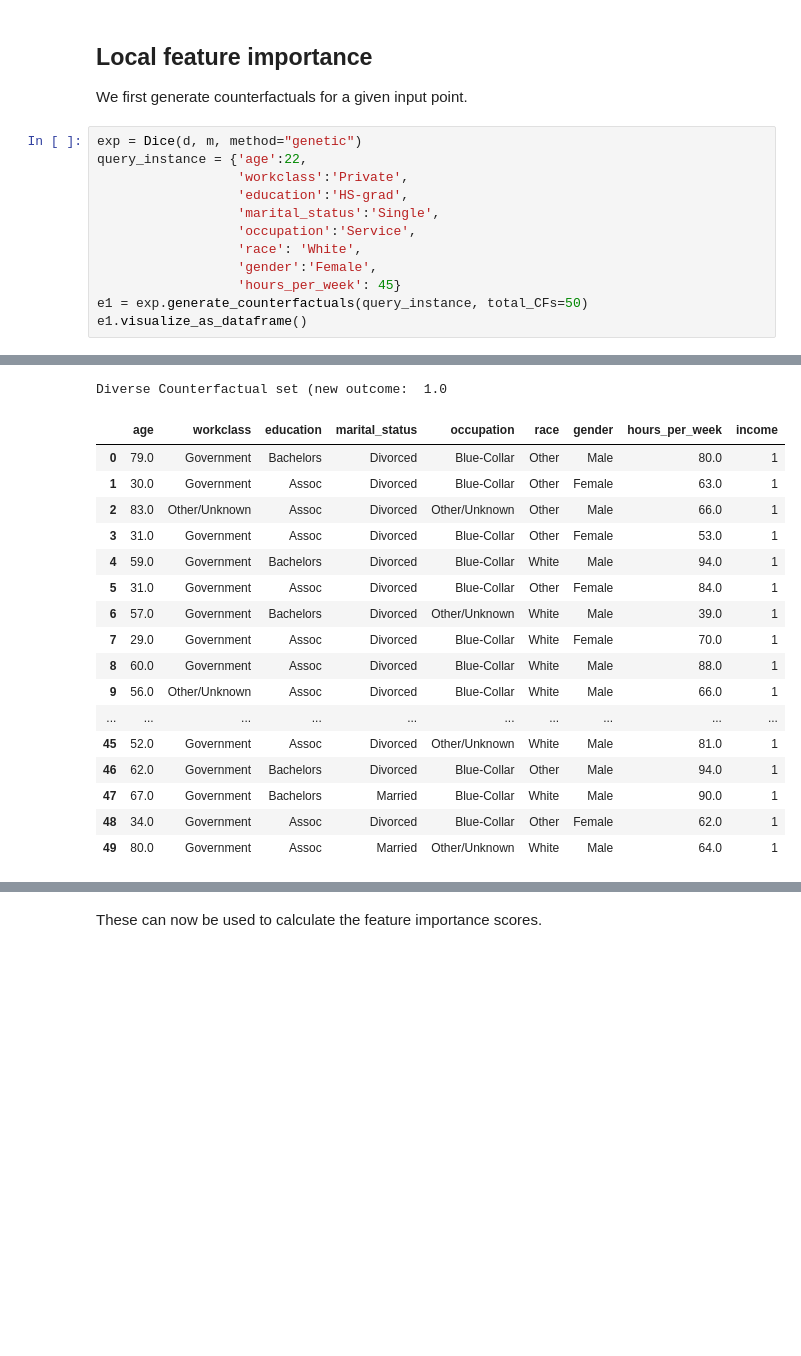
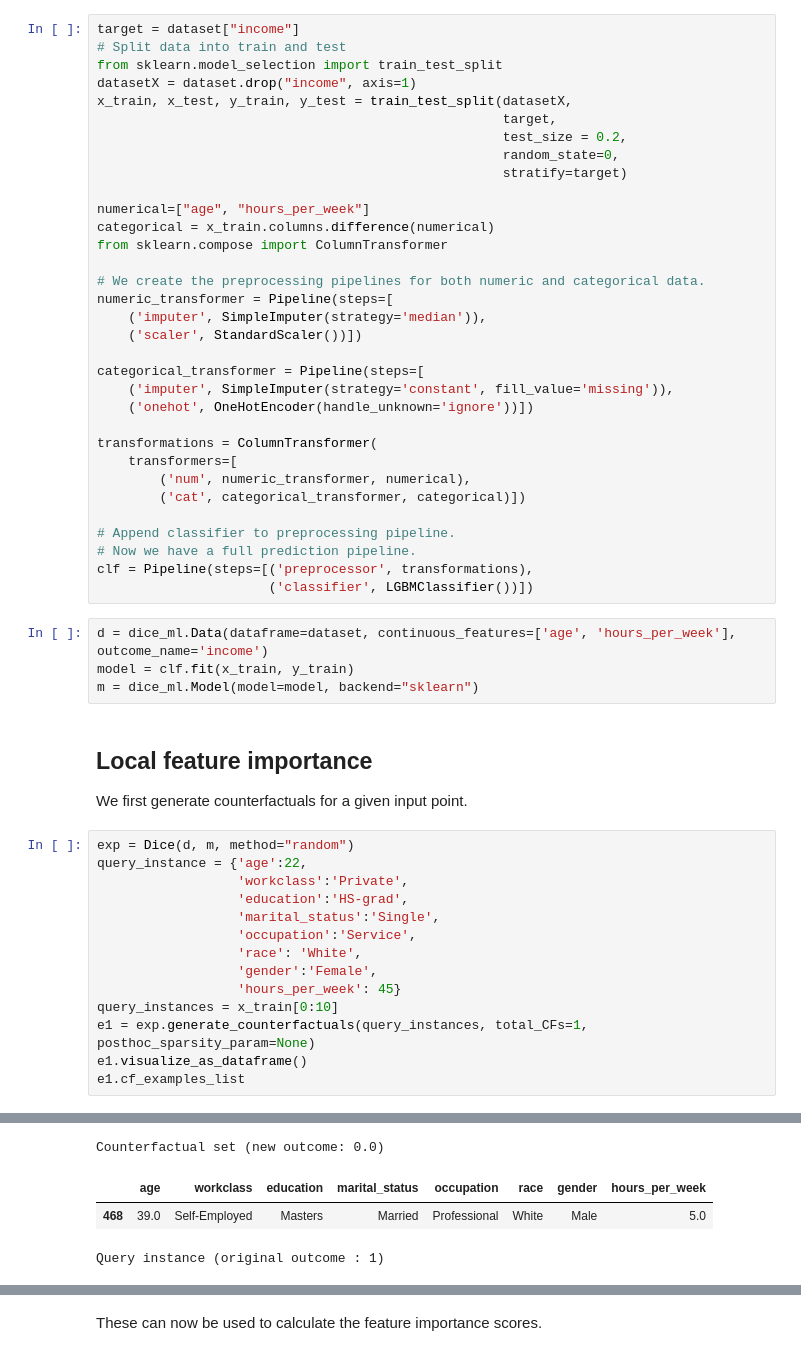
Before and after one commit to interpretml/DiCE, a Jupyter notebook: docs/source/notebooks/DiCE_feature_importances.ipynb, the cells around one changed output, grey strips where cells are left out. Drawn from its saved outputs; the diff is of its cells as text; blank space fills up the shorter version.

Commit message:
batch method works for random and also the serialization works

```diff
--- a/docs/source/notebooks/DiCE_feature_importances.ipynb
+++ b/docs/source/notebooks/DiCE_feature_importances.ipynb
@@ -44,9 +42,46 @@ m = dice_ml.Model(model=mlp_lbl, backend="sklearn")
+# %%
+target = dataset["income"]
+# Split data into train and test
+from sklearn.model_selection import train_test_split
+datasetX = dataset.drop("income", axis=1)
+x_train, x_test, y_train, y_test = train_test_split(datasetX,
+                                                    target,
+                                                    test_size = 0.2,
+                                                    random_state=0,
+                                                    stratify=target)
+
+numerical=["age", "hours_per_week"]
+categorical = x_train.columns.difference(numerical)
+from sklearn.compose import ColumnTransformer
+
+# We create the preprocessing pipelines for both numeric and categorical data.
+numeric_transformer = Pipeline(steps=[
+    ('imputer', SimpleImputer(strategy='median')),
+    ('scaler', StandardScaler())])
+
+categorical_transformer = Pipeline(steps=[
+    ('imputer', SimpleImputer(strategy='constant', fill_value='missing')),
+    ('onehot', OneHotEncoder(handle_unknown='ignore'))])
+
+transformations = ColumnTransformer(
+    transformers=[
+        ('num', numeric_transformer, numerical),
+        ('cat', categorical_transformer, categorical)])
+
+# Append classifier to preprocessing pipeline.
+# Now we have a full prediction pipeline.
+clf = Pipeline(steps=[('preprocessor', transformations),
+                      ('classifier', LGBMClassifier())])
+# %%
+d = dice_ml.Data(dataframe=dataset, continuous_features=['age', 'hours_per_week'], outcome_name='income')
+model = clf.fit(x_train, y_train)
+m = dice_ml.Model(model=model, backend="sklearn")
 # %% [markdown]
 ## Local feature importance
 
 We first generate counterfactuals for a given input point.
 # %%
-exp = Dice(d, m, method="genetic")
+exp = Dice(d, m, method="random")
 query_instance = {'age':22,
                   'workclass':'Private',
                   'education':'HS-grad',
@@ -55,6 +90,8 @@ query_instance = {'age':22,
                   'race': 'White',
                   'gender':'Female',
                   'hours_per_week': 45}
-e1 = exp.generate_counterfactuals(query_instance, total_CFs=50)
+query_instances = x_train[0:10]
+e1 = exp.generate_counterfactuals(query_instances, total_CFs=1, posthoc_sparsity_param=None)
 e1.visualize_as_dataframe()
+e1.cf_examples_list
 # %% [output]
@@ -67,18 +111,4 @@ Query instance (original outcome : 0)
-Diverse Counterfactual set (new outcome:  1.0
+Counterfactual set (new outcome: 0.0)
-|  | age | workclass | education | marital_status | occupation | race | gender | hours_per_week | income |
-| 0 | 79.0 | Government | Bachelors | Divorced | Blue-Collar | Other | Male | 80.0 | 1 |
-| 1 | 30.0 | Government | Assoc | Divorced | Blue-Collar | Other | Female | 63.0 | 1 |
-| 2 | 83.0 | Other/Unknown | Assoc | Divorced | Other/Unknown | Other | Male | 66.0 | 1 |
-| 3 | 31.0 | Government | Assoc | Divorced | Blue-Collar | Other | Female | 53.0 | 1 |
-| 4 | 59.0 | Government | Bachelors | Divorced | Blue-Collar | White | Male | 94.0 | 1 |
-| 5 | 31.0 | Government | Assoc | Divorced | Blue-Collar | Other | Female | 84.0 | 1 |
-| 6 | 57.0 | Government | Bachelors | Divorced | Other/Unknown | White | Male | 39.0 | 1 |
-| 7 | 29.0 | Government | Assoc | Divorced | Blue-Collar | White | Female | 70.0 | 1 |
-| 8 | 60.0 | Government | Assoc | Divorced | Blue-Collar | White | Male | 88.0 | 1 |
-| 9 | 56.0 | Other/Unknown | Assoc | Divorced | Blue-Collar | White | Male | 66.0 | 1 |
-| ... | ... | ... | ... | ... | ... | ... | ... | ... | ... |
-| 45 | 52.0 | Government | Assoc | Divorced | Other/Unknown | White | Male | 81.0 | 1 |
-| 46 | 62.0 | Government | Bachelors | Divorced | Blue-Collar | Other | Male | 94.0 | 1 |
-| 47 | 67.0 | Government | Bachelors | Married | Blue-Collar | White | Male | 90.0 | 1 |
-| 48 | 34.0 | Government | Assoc | Divorced | Blue-Collar | Other | Female | 62.0 | 1 |
-| 49 | 80.0 | Government | Assoc | Married | Other/Unknown | White | Male | 64.0 | 1 |
+|  | age | workclass | education | marital_status | occupation | race | gender | hours_per_week |
+| 468 | 39.0 | Self-Employed | Masters | Married | Professional | White | Male | 5.0 |
+Query instance (original outcome : 1)
```
Also changed, not shown: parts of 9 cells of this notebook, 5 other files.
